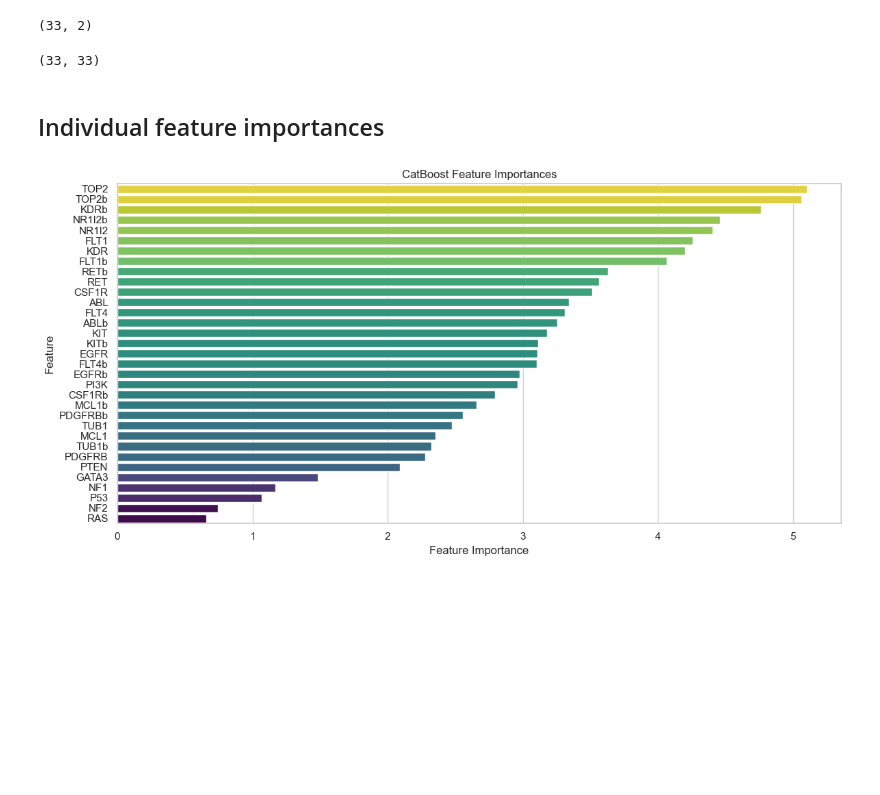
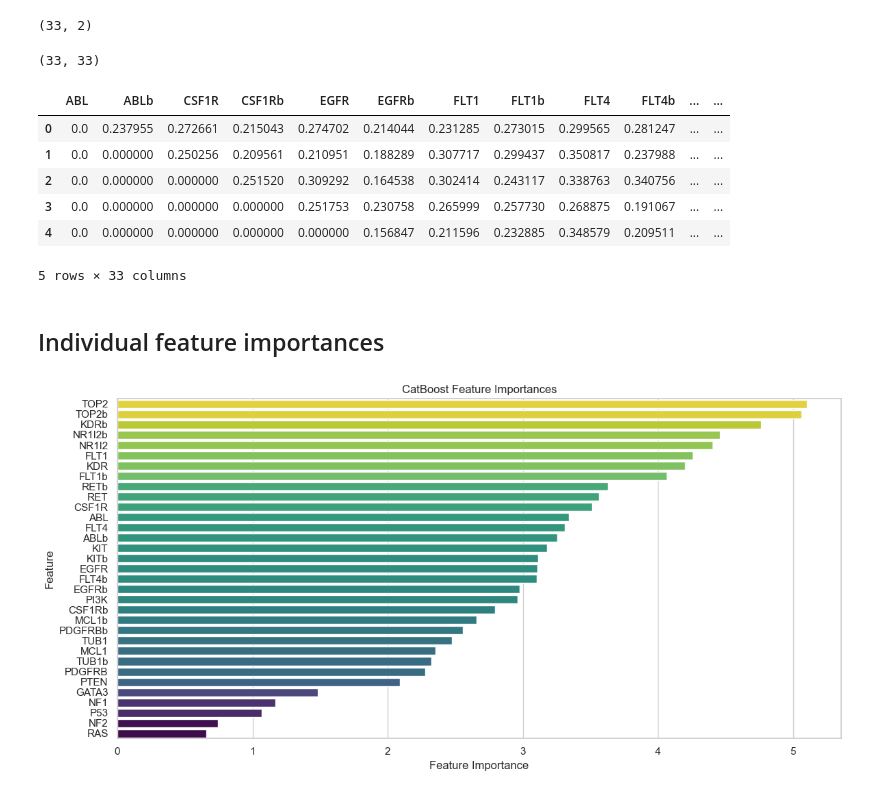
Before and after one commit to Hrishikesh332/Drug-Inhibitor-Cancer-Treatment, a Jupyter notebook: explainability/catboost/catboost_xai.ipynb, the cells around one changed output. Saved outputs shown, nothing was run; the diff lists cells and outputs as text; code cells hidden in the pictures; blank space fills up the shorter version.

```diff
--- a/explainability/catboost/catboost_xai.ipynb
+++ b/explainability/catboost/catboost_xai.ipynb
@@ -50,6 +52,17 @@ for i_flt, j_flt, score in interactions:
 interaction_matrix.shape
 # %% [output]
 (33, 33)
+# %%
+interaction_df = pd.DataFrame(interaction_matrix, columns=FEATURE_NAMES)
+interaction_df.head()
+# %% [output]
+|  | ABL | ABLb | CSF1R | CSF1Rb | EGFR | EGFRb | FLT1 | FLT1b | FLT4 | FLT4b | ... | ... |
+| 0 | 0.0 | 0.237955 | 0.272661 | 0.215043 | 0.274702 | 0.214044 | 0.231285 | 0.273015 | 0.299565 | 0.281247 | ... | ... |
+| 1 | 0.0 | 0.000000 | 0.250256 | 0.209561 | 0.210951 | 0.188289 | 0.307717 | 0.299437 | 0.350817 | 0.237988 | ... | ... |
+| 2 | 0.0 | 0.000000 | 0.000000 | 0.251520 | 0.309292 | 0.164538 | 0.302414 | 0.243117 | 0.338763 | 0.340756 | ... | ... |
+| 3 | 0.0 | 0.000000 | 0.000000 | 0.000000 | 0.251753 | 0.230758 | 0.265999 | 0.257730 | 0.268875 | 0.191067 | ... | ... |
+| 4 | 0.0 | 0.000000 | 0.000000 | 0.000000 | 0.000000 | 0.156847 | 0.211596 | 0.232885 | 0.348579 | 0.209511 | ... | ... |
+5 rows × 33 columns
 # %%
 # TODO: add SHAP values, catboost library has method for it!
 # %% [markdown]
```
Also changed, not shown: parts of 1 cell of this notebook, 3 other files.
